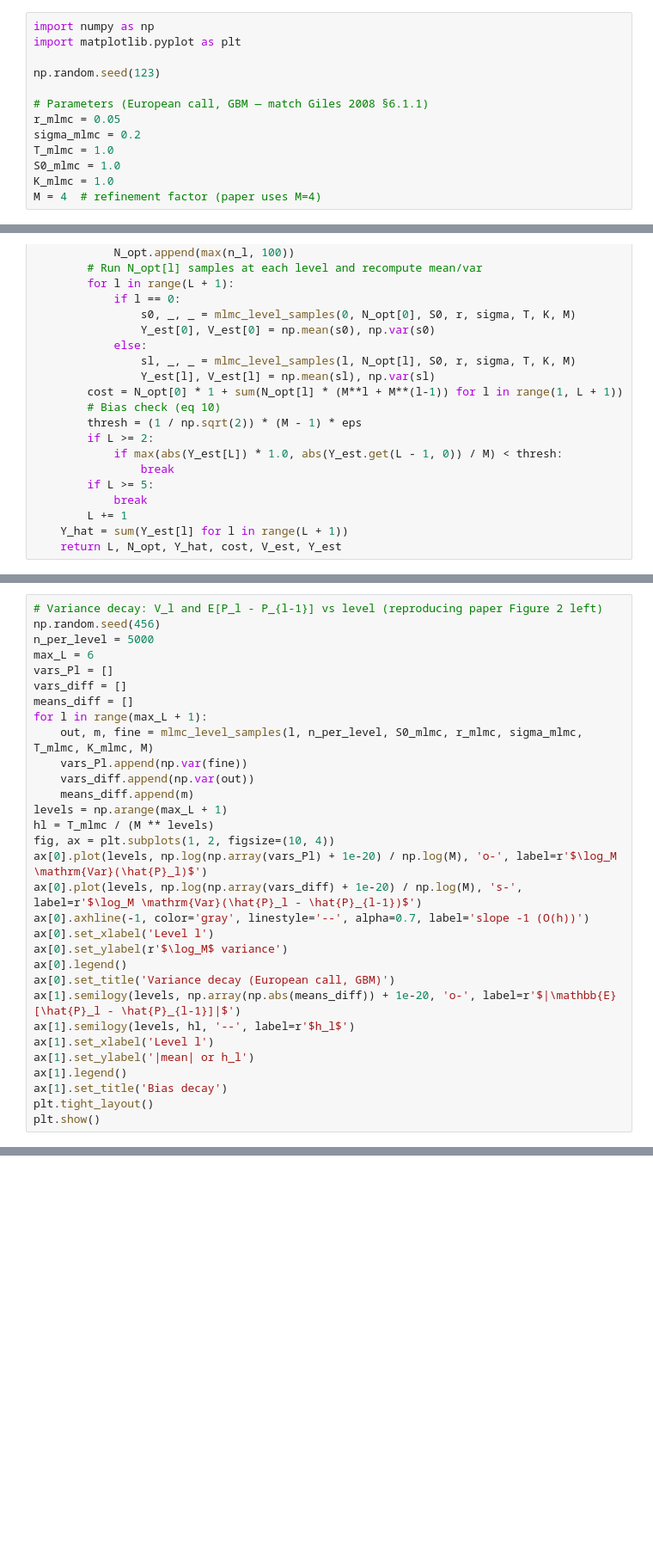
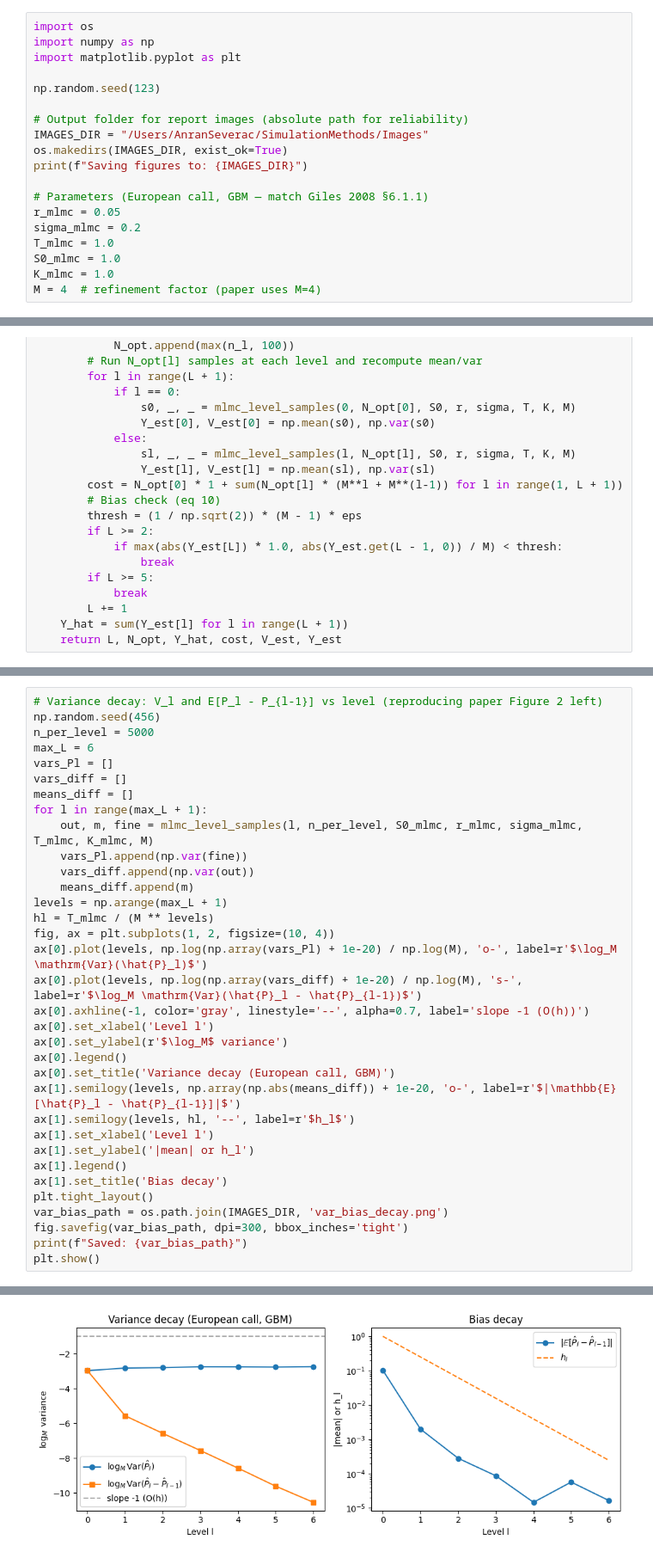
Before and after one commit to AnranSeverac/SimulationMethods, a Jupyter notebook: mlmc_giles2008.ipynb, the cells around one changed output, grey strips where cells are left out. Shown at 86% size. Cells and saved outputs as stored; diff of their text form; blank space fills up the shorter version.

```diff
--- a/mlmc_giles2008.ipynb
+++ b/mlmc_giles2008.ipynb
@@ -21,8 +1,14 @@ The implementation below follows this logic directly: it estimates per-level var
 # %%
+import os
 import numpy as np
 import matplotlib.pyplot as plt
 
 np.random.seed(123)
+
+# Output folder for report images (absolute path for reliability)
+IMAGES_DIR = "/Users/AnranSeverac/SimulationMethods/Images"
+os.makedirs(IMAGES_DIR, exist_ok=True)
+print(f"Saving figures to: {IMAGES_DIR}")
 
 # Parameters (European call, GBM — match Giles 2008 §6.1.1)
 r_mlmc = 0.05
@@ -177,4 +171,8 @@ ax[1].set_ylabel('|mean| or h_l')
 ax[1].legend()
 ax[1].set_title('Bias decay')
 plt.tight_layout()
+var_bias_path = os.path.join(IMAGES_DIR, 'var_bias_decay.png')
+fig.savefig(var_bias_path, dpi=300, bbox_inches='tight')
+print(f"Saved: {var_bias_path}")
 plt.show()
+# %% [output]
@@ -181,3 +180,4 @@ plt.show()
+[figure, added]
 # %%
 # Cost comparison: epsilon^2 * cost vs epsilon (MLMC vs standard MC), as in paper Figure 2
 def standard_mc_cost(eps, S0, r, sigma, T, K, M):
```
Also changed, not shown: parts of 9 cells of this notebook, 6 other files.
